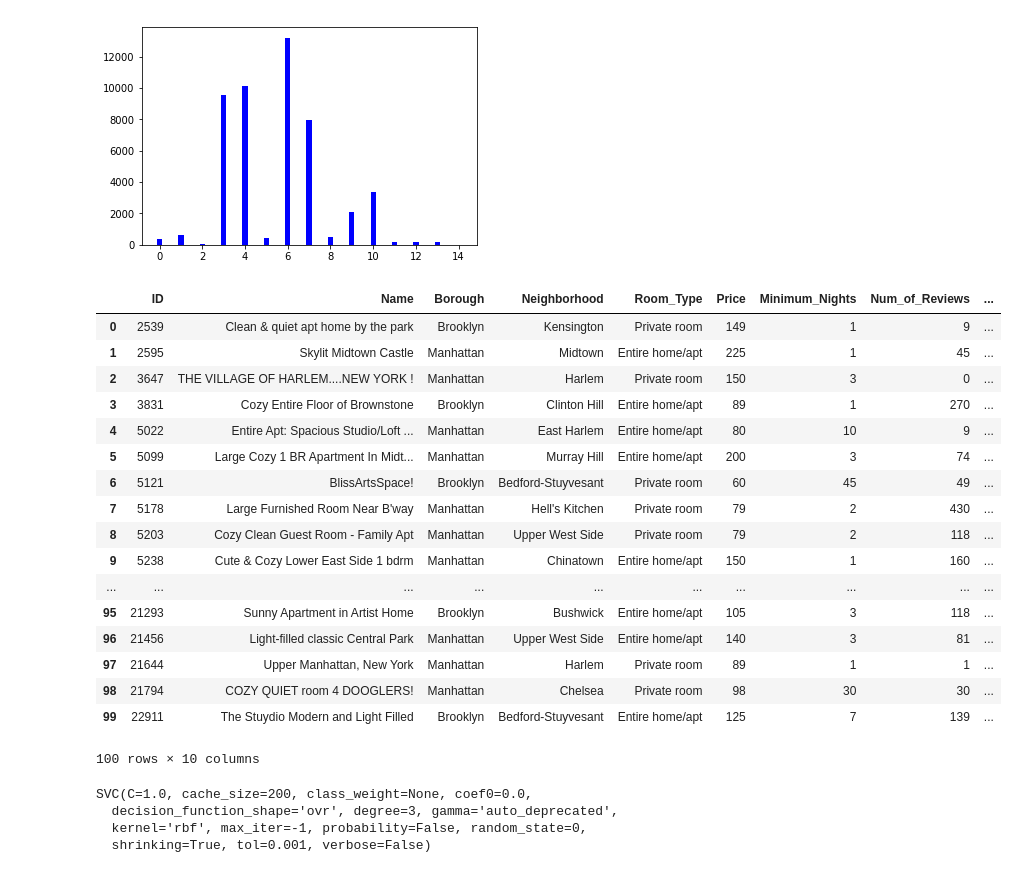
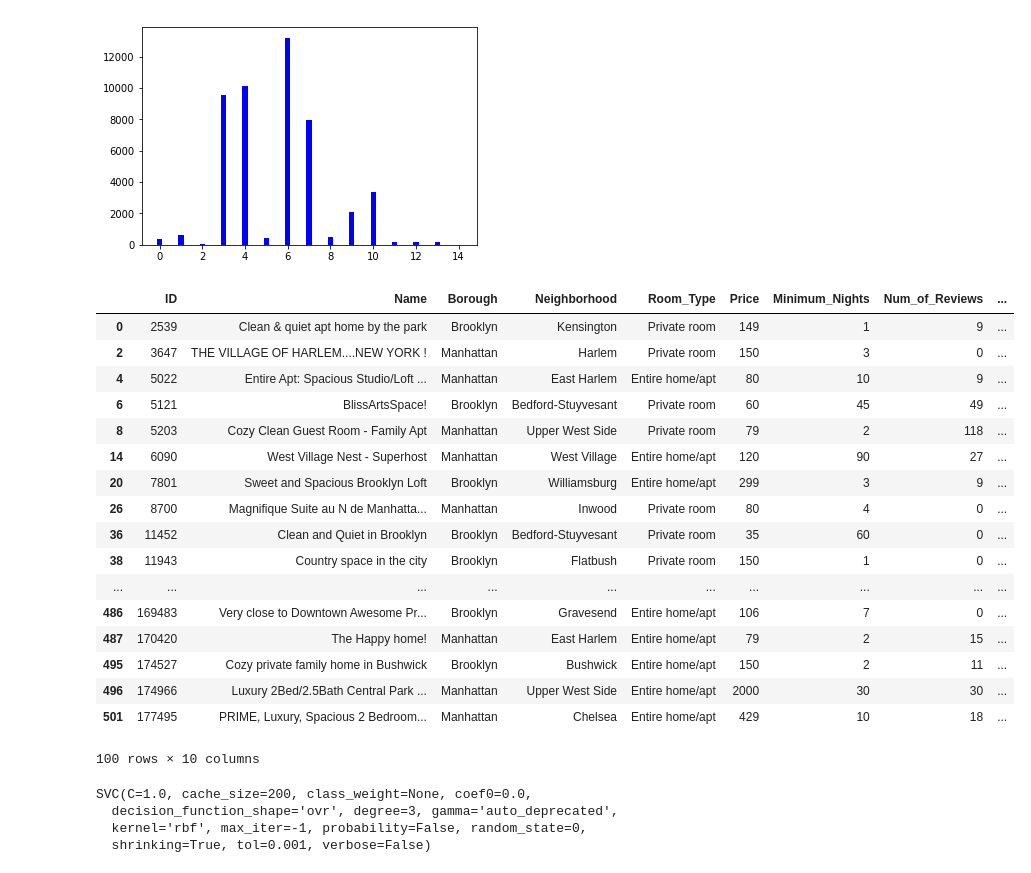
Before and after one commit to irwinmier96/Extra_Side_Projects, a Jupyter notebook: NYC AirBnB/AirBnB_NYC_2019.ipynb, the cells around one changed output. Saved outputs shown, nothing was run; the diff lists cells and outputs as text; code cells hidden in the pictures.

```diff
--- a/NYC AirBnB/AirBnB_NYC_2019.ipynb
+++ b/NYC AirBnB/AirBnB_NYC_2019.ipynb
@@ -41,3 +41,10 @@ dataset
 # %%
 #Can we predict availability and maybe number of reviews based on price?
 #Can we predict price of listing by room type and NYC borough??
+
+#Examine AirBnB listings that are either available either 365 days a year or 0 days
+availability = [0, 365]
+dataset.Days_Available_A_Year.isin(availability)
+new_dataset = dataset[dataset.Days_Available_A_Year.isin(availability)]
+
+new_dataset
@@ -104,28 +130,28 @@ room_type_count = ax.bar(Boroughs, entire_home, width, color = "blue")
 # %% [output]
 [figure]
 # %%
-new_dataset = pd.DataFrame(dataset.head(100))
+new_dataset = pd.DataFrame(new_dataset.head(100))
 #del new_dataset['Minimum_Nights']
 
 new_dataset
 # %% [output]
 |  | ID | Name | Borough | Neighborhood | Room_Type | Price | Minimum_Nights | Num_of_Reviews | ... |
 | 0 | 2539 | Clean & quiet apt home by the park | Brooklyn | Kensington | Private room | 149 | 1 | 9 | ... |
-| 1 | 2595 | Skylit Midtown Castle | Manhattan | Midtown | Entire home/apt | 225 | 1 | 45 | ... |
 | 2 | 3647 | THE VILLAGE OF HARLEM....NEW YORK ! | Manhattan | Harlem | Private room | 150 | 3 | 0 | ... |
-| 3 | 3831 | Cozy Entire Floor of Brownstone | Brooklyn | Clinton Hill | Entire home/apt | 89 | 1 | 270 | ... |
 | 4 | 5022 | Entire Apt: Spacious Studio/Loft ... | Manhattan | East Harlem | Entire home/apt | 80 | 10 | 9 | ... |
-| 5 | 5099 | Large Cozy 1 BR Apartment In Midt... | Manhattan | Murray Hill | Entire home/apt | 200 | 3 | 74 | ... |
 | 6 | 5121 | BlissArtsSpace! | Brooklyn | Bedford-Stuyvesant | Private room | 60 | 45 | 49 | ... |
-| 7 | 5178 | Large Furnished Room Near B'way | Manhattan | Hell's Kitchen | Private room | 79 | 2 | 430 | ... |
 | 8 | 5203 | Cozy Clean Guest Room - Family Apt | Manhattan | Upper West Side | Private room | 79 | 2 | 118 | ... |
-| 9 | 5238 | Cute & Cozy Lower East Side 1 bdrm | Manhattan | Chinatown | Entire home/apt | 150 | 1 | 160 | ... |
+| 14 | 6090 | West Village Nest - Superhost | Manhattan | West Village | Entire home/apt | 120 | 90 | 27 | ... |
+| 20 | 7801 | Sweet and Spacious Brooklyn Loft | Brooklyn | Williamsburg | Entire home/apt | 299 | 3 | 9 | ... |
+| 26 | 8700 | Magnifique Suite au N de Manhatta... | Manhattan | Inwood | Private room | 80 | 4 | 0 | ... |
+| 36 | 11452 | Clean and Quiet in Brooklyn | Brooklyn | Bedford-Stuyvesant | Private room | 35 | 60 | 0 | ... |
+| 38 | 11943 | Country space in the city | Brooklyn | Flatbush | Private room | 150 | 1 | 0 | ... |
 | ... | ... | ... | ... | ... | ... | ... | ... | ... | ... |
-| 95 | 21293 | Sunny Apartment in Artist Home | Brooklyn | Bushwick | Entire home/apt | 105 | 3 | 118 | ... |
-| 96 | 21456 | Light-filled classic Central Park | Manhattan | Upper West Side | Entire home/apt | 140 | 3 | 81 | ... |
-| 97 | 21644 | Upper Manhattan, New York | Manhattan | Harlem | Private room | 89 | 1 | 1 | ... |
-| 98 | 21794 | COZY QUIET room 4 DOOGLERS! | Manhattan | Chelsea | Private room | 98 | 30 | 30 | ... |
-| 99 | 22911 | The Stuydio Modern and Light Filled | Brooklyn | Bedford-Stuyvesant | Entire home/apt | 125 | 7 | 139 | ... |
+| 486 | 169483 | Very close to Downtown Awesome Pr... | Brooklyn | Gravesend | Entire home/apt | 106 | 7 | 0 | ... |
+| 487 | 170420 | The Happy home! | Manhattan | East Harlem | Entire home/apt | 79 | 2 | 15 | ... |
+| 495 | 174527 | Cozy private family home in Bushwick | Brooklyn | Bushwick | Entire home/apt | 150 | 2 | 11 | ... |
+| 496 | 174966 | Luxury 2Bed/2.5Bath Central Park ... | Manhattan | Upper West Side | Entire home/apt | 2000 | 30 | 30 | ... |
+| 501 | 177495 | PRIME, Luxury, Spacious 2 Bedroom... | Manhattan | Chelsea | Entire home/apt | 429 | 10 | 18 | ... |
 100 rows × 10 columns
 # %%
 #Can we predict availability and maybe number of reviews based on price?
```
Also changed, not shown: parts of 4 cells of this notebook, 2 other files.
